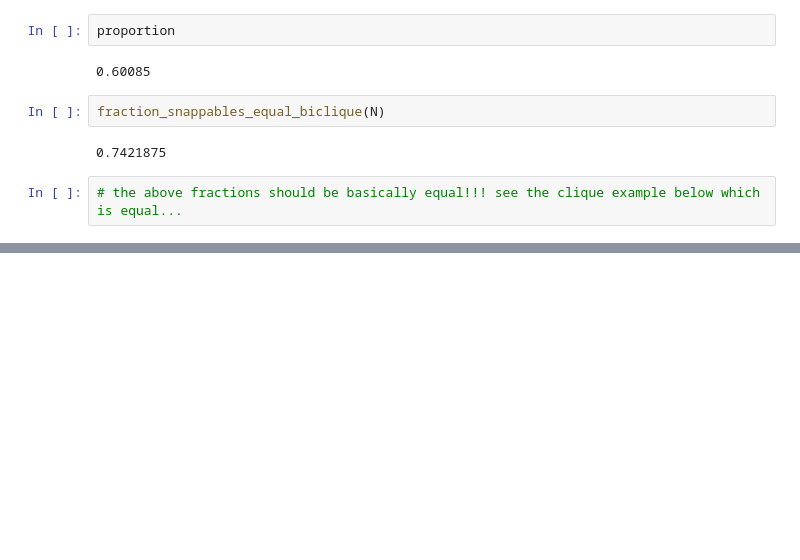
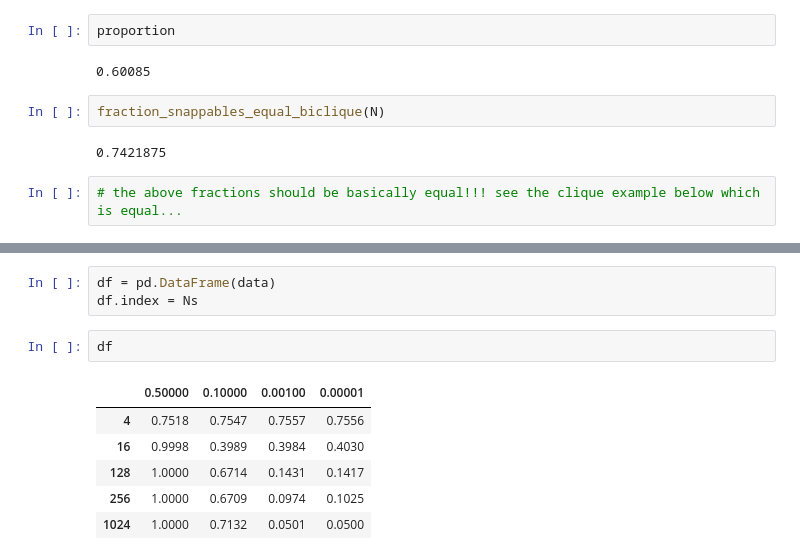
Before and after one commit to gabeschoenbach/snappable, a Jupyter notebook: checking_fractions.ipynb, the cells around one changed output, grey strips where cells are left out. Cells and saved outputs as stored; diff of their text form; blank space fills up the shorter version.

```diff
--- a/checking_fractions.ipynb
+++ b/checking_fractions.ipynb
@@ -95,0 +134,12 @@ fraction_snappables_clique(N)
+# %%
+df = pd.DataFrame(data)
+df.index = Ns
+# %%
+df
+# %% [output]
+|  | 0.50000 | 0.10000 | 0.00100 | 0.00001 |
+| 4 | 0.7518 | 0.7547 | 0.7557 | 0.7556 |
+| 16 | 0.9998 | 0.3989 | 0.3984 | 0.4030 |
+| 128 | 1.0000 | 0.6714 | 0.1431 | 0.1417 |
+| 256 | 1.0000 | 0.6709 | 0.0974 | 0.1025 |
+| 1024 | 1.0000 | 0.7132 | 0.0501 | 0.0500 |
```
Also changed, not shown: parts of 12 cells of this notebook, 1 other file.
